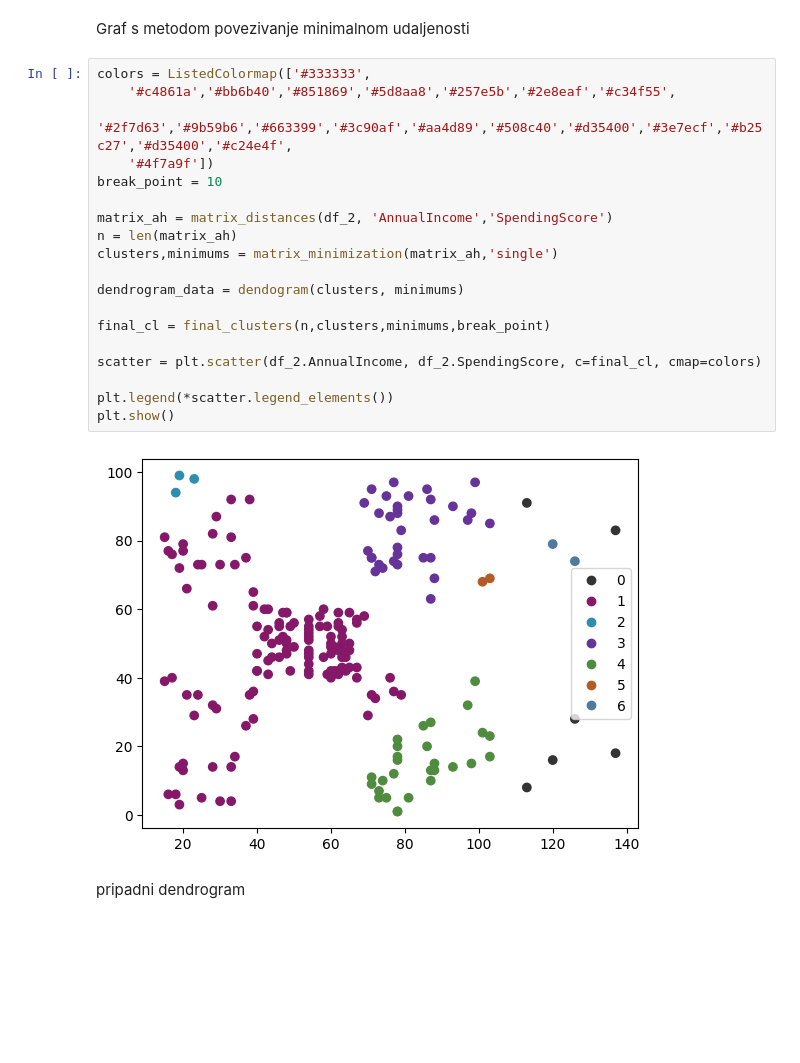
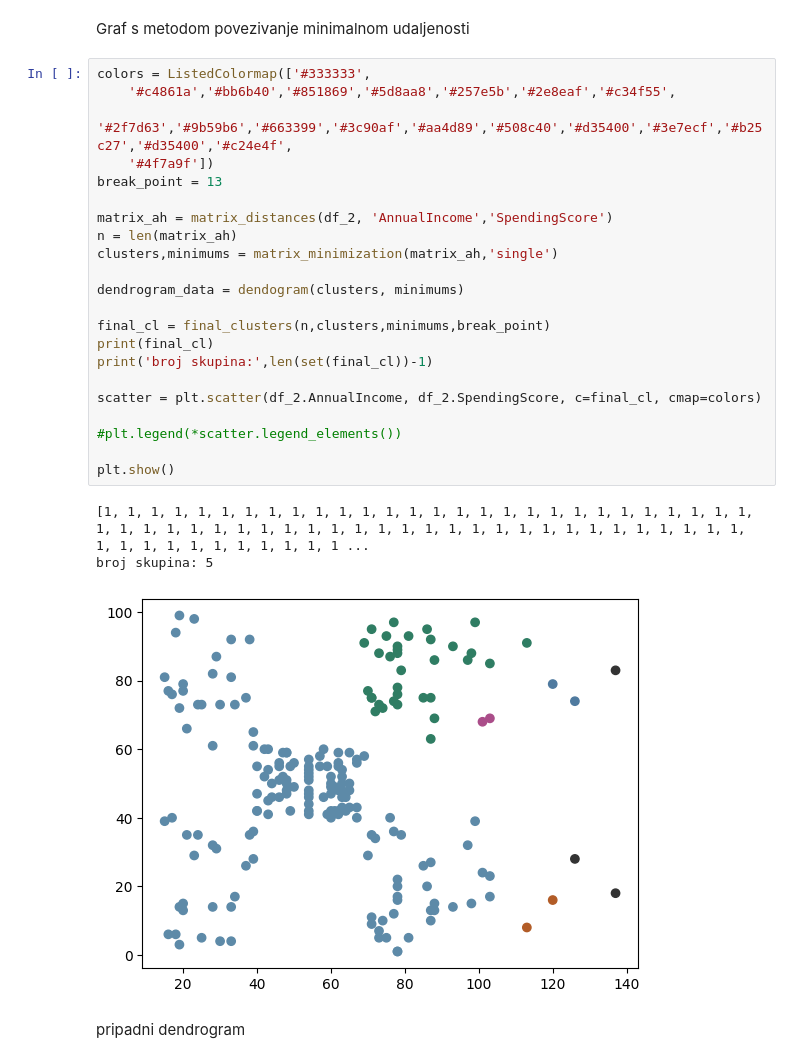
Before and after one commit to antoniamstr1/seminar-2, a Jupyter notebook: AnalizaMetGrupPodataka.ipynb, the cells around one changed output. Saved outputs shown, nothing was run; the diff lists cells and outputs as text; blank space fills up the shorter version.

```diff
--- a/AnalizaMetGrupPodataka.ipynb
+++ b/AnalizaMetGrupPodataka.ipynb
@@ -321,24 +320,29 @@ Graf s metodom povezivanje minimalnom udaljenosti
 # %%
 colors = ListedColormap(['#333333',
     '#c4861a','#bb6b40','#851869','#5d8aa8','#257e5b','#2e8eaf','#c34f55',
     '#2f7d63','#9b59b6','#663399','#3c90af','#aa4d89','#508c40','#d35400','#3e7ecf','#b25c27','#d35400','#c24e4f',
     '#4f7a9f'])
-break_point = 10
+break_point = 13
 
 matrix_ah = matrix_distances(df_2, 'AnnualIncome','SpendingScore')
 n = len(matrix_ah)
 clusters,minimums = matrix_minimization(matrix_ah,'single')
 
 dendrogram_data = dendogram(clusters, minimums)
 
 final_cl = final_clusters(n,clusters,minimums,break_point)
+print(final_cl)
+print('broj skupina:',len(set(final_cl))-1)
 
 scatter = plt.scatter(df_2.AnnualIncome, df_2.SpendingScore, c=final_cl, cmap=colors)
 
-plt.legend(*scatter.legend_elements())
+#plt.legend(*scatter.legend_elements())
+
 plt.show()
 # %% [output]
+[1, 1, 1, 1, 1, 1, 1, 1, 1, 1, 1, 1, 1, 1, 1, 1, 1, 1, 1, 1, 1, 1, 1, 1, 1, 1, 1, 1, 1, 1, 1, 1, 1, 1, 1, 1, 1, 1, 1, 1, 1, 1, 1, 1, 1, 1, 1, 1, 1, 1, 1, 1, 1, 1, 1, 1, 1, 1, 1, 1, 1, 1, 1, 1, 1, 1, 1 ...
+broj skupina: 5
-[figure, old version]
+[figure, new version]
 # %% [markdown]
 pripadni dendrogram
 # %%
```
Also changed, not shown: parts of 4 cells of this notebook.
